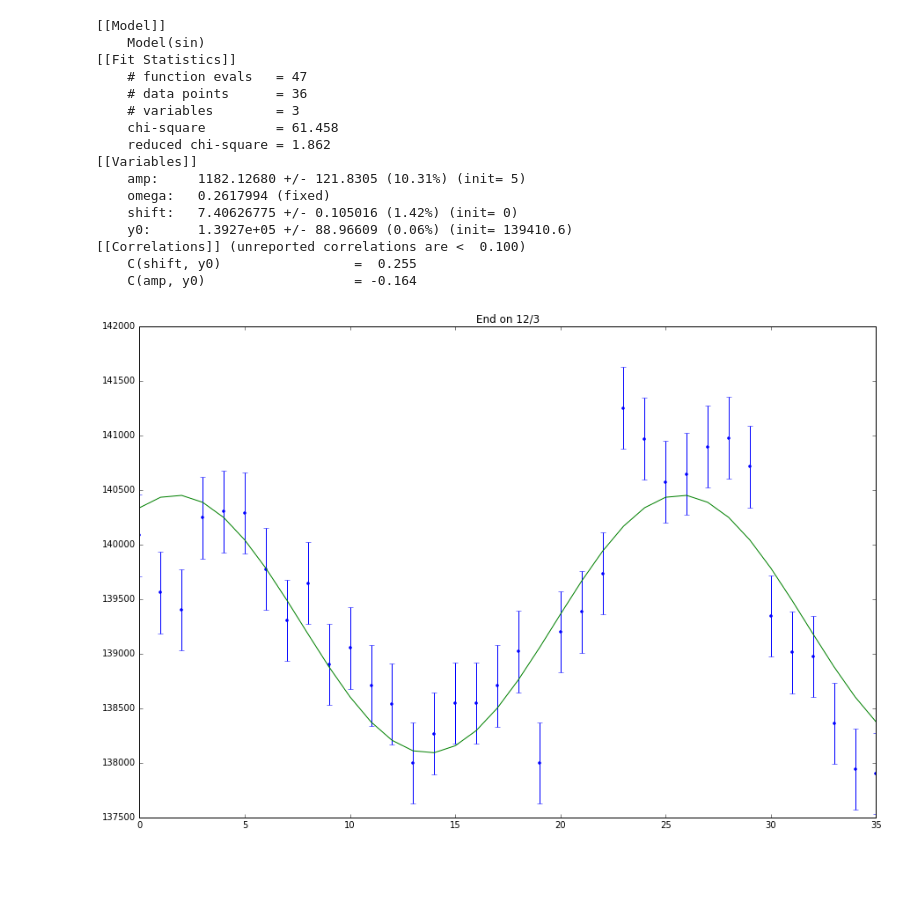
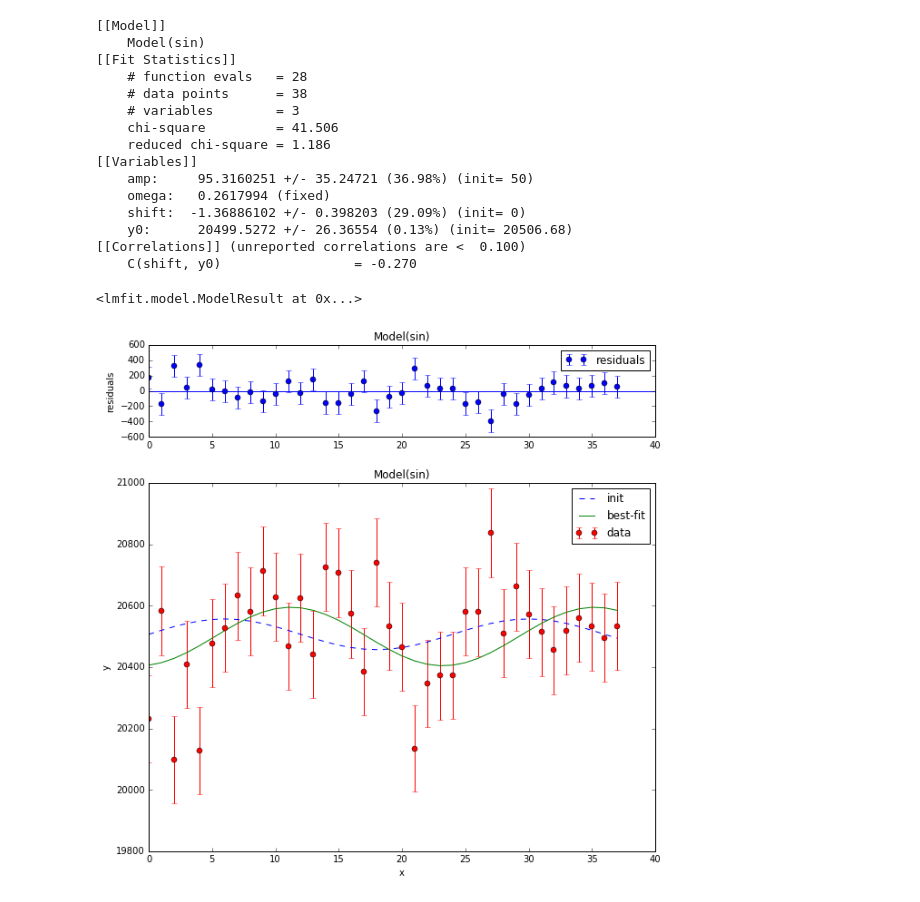
Before and after one commit to ianhi/Phys314, a Jupyter notebook: Muon/Muon_Final_Rate.ipynb, the cells around one changed output. Drawn from its saved outputs; the diff is of its cells as text; code cells hidden in the pictures; blank space fills up the shorter version.

```diff
--- a/Muon/Muon_Final_Rate.ipynb
+++ b/Muon/Muon_Final_Rate.ipynb
@@ -32,23 +7,0 @@ binned_counts=binned_counts[:-2]
-# %%
-def sin(x, amp,omega,shift,y0):
-    """ model decaying sine wave, subtract data"""
-    #amp = params['amp'].value
-    #shift = params['shift'].value
-    #omega = params['omega'].value
-
-    return amp * np.sin(x * omega + shift)+y0
-from lmfit import Model
-gmod = Model(sin)
-params = gmod.make_params(amp=5, omega=.26,shift=0,y0=18800)
-params.add('omega',value=2*np.pi/24,vary=False)
-params.add('y0',value=np.average(binned_counts))
-result = gmod.fit(binned_counts,params,x=hour_time,weights=1/np.sqrt(binned_counts))
-
-print(result.fit_report())
-x=hour_time
-y=binned_counts
-plt.figure(figsize=(15,10))
-plt.errorbar(x, y,fmt='.',yerr=np.sqrt(y))
-plt.title('End on 12/8')
-plt.plot(x, result.best_fit, '-')
-plt.show()
@@ -72,34 +7,0 @@ plt.show()
-# %%
-time, rate = np.loadtxt('Data/Luke_Ian/Luke_Perry_IanRate2015_12_03-13-02.txt', unpack=True)
-hour_time,binned_counts=hours(red(time),rate)
-hour_time=hour_time[:-1]
-binned_counts=binned_counts[:-1]
-params.add('y0',value=np.average(binned_counts))
-result = gmod.fit(binned_counts,params,x=hour_time,weights=1/np.sqrt(binned_counts))
-
-print(result.fit_report())
-x=hour_time
-y=binned_counts
-plt.figure(figsize=(15,10))
-plt.errorbar(x, y,fmt='.',yerr=np.sqrt(y))
-plt.title('End on 12/3')
-plt.plot(x, result.best_fit, '-')
-plt.show()
-# %% [output]
-[[Model]]
-    Model(sin)
-[[Fit Statistics]]
-    # function evals   = 47
-    # data points      = 36
-    # variables        = 3
-    chi-square         = 61.458
-    reduced chi-square = 1.862
-[[Variables]]
-    amp:     1182.12680 +/- 121.8305 (10.31%) (init= 5)
-    omega:   0.2617994 (fixed)
-    shift:   7.40626775 +/- 0.105016 (1.42%) (init= 0)
-    y0:      1.3927e+05 +/- 88.96609 (0.06%) (init= 139410.6)
-[[Correlations]] (unreported correlations are <  0.100)
-    C(shift, y0)                 =  0.255
-    C(amp, y0)                   = -0.164
-[figure, removed]
@@ -105,0 +65,21 @@ plt.show()
+# %%
+time, rate = np.loadtxt('Data/Luke_Ian/Luke_Perry_IanRate2015_12_08-13-33.txt', unpack=True)
+doFit2(time,rate)
+# %% [output]
+[[Model]]
+    Model(sin)
+[[Fit Statistics]]
+    # function evals   = 28
+    # data points      = 38
+    # variables        = 3
+    chi-square         = 41.506
+    reduced chi-square = 1.186
+[[Variables]]
+    amp:     95.3160251 +/- 35.24721 (36.98%) (init= 50)
+    omega:   0.2617994 (fixed)
+    shift:  -1.36886102 +/- 0.398203 (29.09%) (init= 0)
+    y0:      20499.5272 +/- 26.36554 (0.13%) (init= 20506.68)
+[[Correlations]] (unreported correlations are <  0.100)
+    C(shift, y0)                 = -0.270
+<lmfit.model.ModelResult at 0x...>
+[figure, added]
```
Also changed, not shown: parts of 10 cells of this notebook, 6 other files.
